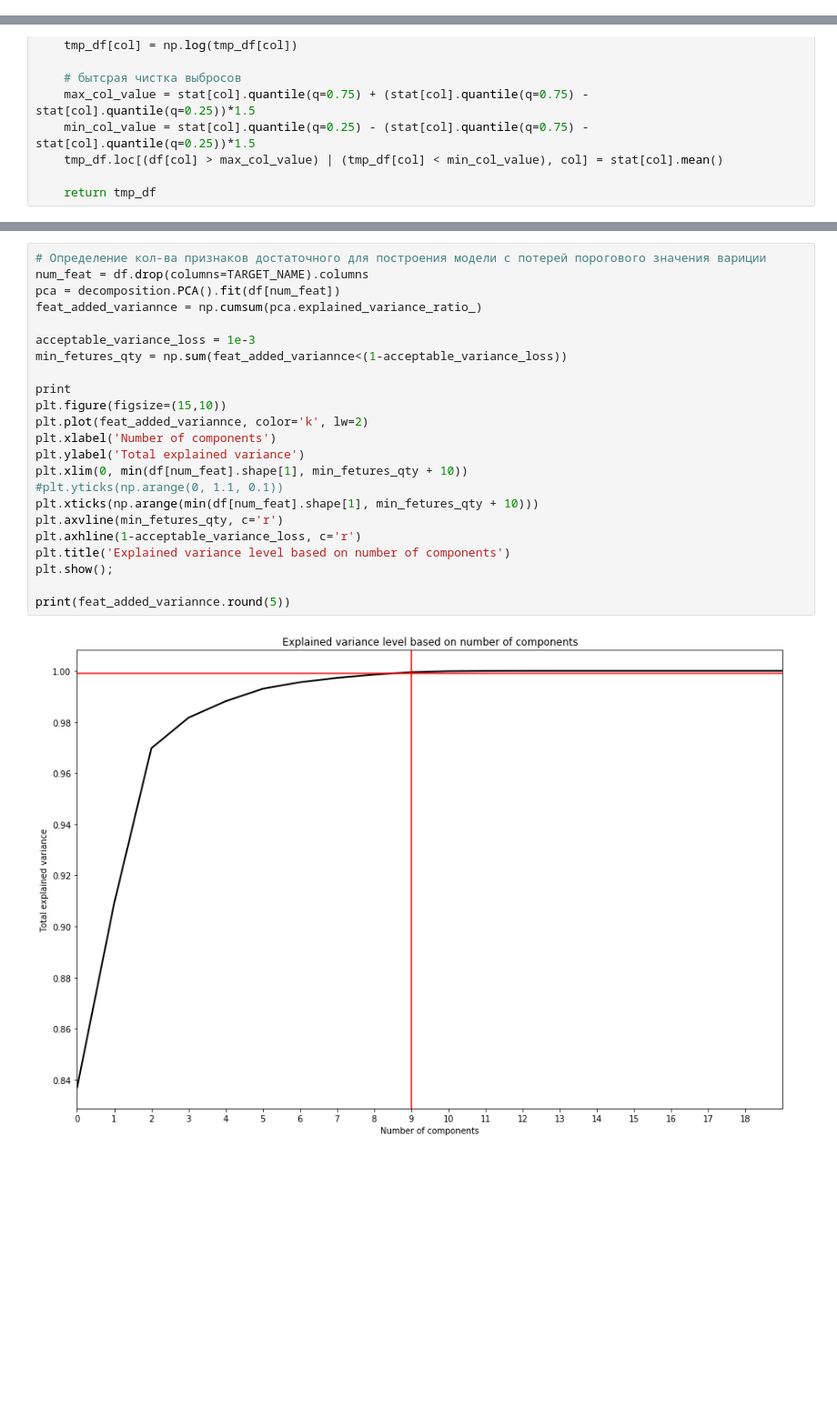
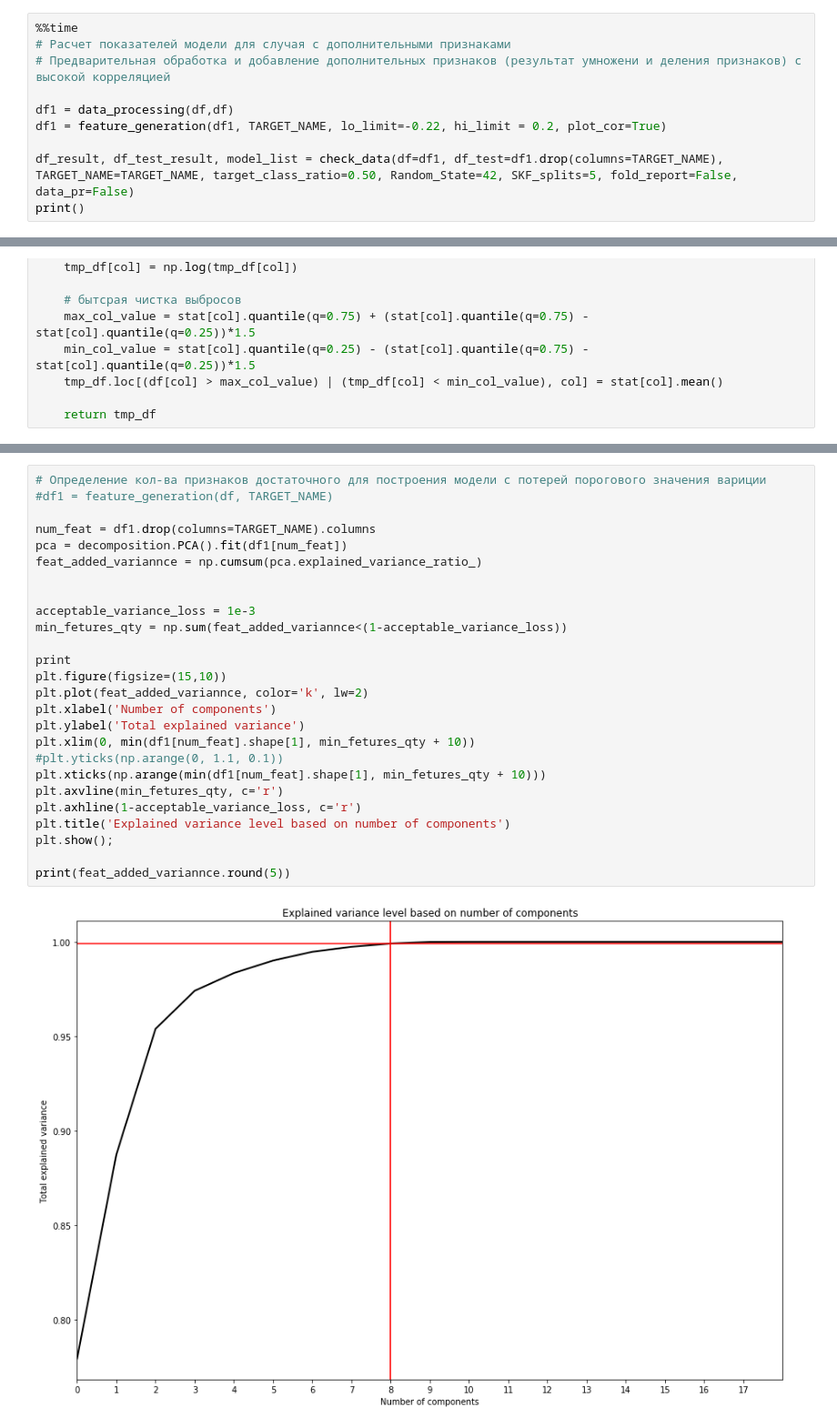
Before and after one commit to aleksey-ushakov/portfolio, a Jupyter notebook: Scorista_Case/scorista_case.ipynb, the cells around one changed output, grey strips where cells are left out. Shown at 91% size. Cells and saved outputs as stored; diff of their text form; blank space fills up the shorter version.

Commit message:
Scoring & Default prediction (data & xls report)

```diff
--- a/Scorista_Case/scorista_case.ipynb
+++ b/Scorista_Case/scorista_case.ipynb
@@ -536,3 +542,13 @@ def data_processing(df, df_for_stat):
     #tmp_df.drop(columns=compact_col_lst, inplace=True)
 
     return tmp_df
+# %%
+%%time
+# Расчет показателей модели для случая с дополнительными признаками
+# Предварительная обработка и добавление дополнительных признаков (результат умножени и деления признаков) с высокой корреляцией
+
+df1 = data_processing(df,df)
+df1 = feature_generation(df1, TARGET_NAME, lo_limit=-0.22, hi_limit = 0.2, plot_cor=True)
+
+df_result, df_test_result, model_list = check_data(df=df1, df_test=df1.drop(columns=TARGET_NAME), TARGET_NAME=TARGET_NAME, target_class_ratio=0.50, Random_State=42, SKF_splits=5, fold_report=False, data_pr=False)
+print()
@@ -694,25 +722,28 @@ Wall time: 12min 38s
 # %%
 # Определение кол-ва признаков достаточного для построения модели с потерей порогового значения вариции
-num_feat = df.drop(columns=TARGET_NAME).columns
-pca = decomposition.PCA().fit(df[num_feat])
+#df1 = feature_generation(df, TARGET_NAME)
+
+num_feat = df1.drop(columns=TARGET_NAME).columns
+pca = decomposition.PCA().fit(df1[num_feat])
 feat_added_variannce = np.cumsum(pca.explained_variance_ratio_)
+
 
 acceptable_variance_loss = 1e-3
 min_fetures_qty = np.sum(feat_added_variannce<(1-acceptable_variance_loss))
 
 print
 plt.figure(figsize=(15,10))
 plt.plot(feat_added_variannce, color='k', lw=2)
 plt.xlabel('Number of components')
 plt.ylabel('Total explained variance')
-plt.xlim(0, min(df[num_feat].shape[1], min_fetures_qty + 10))
+plt.xlim(0, min(df1[num_feat].shape[1], min_fetures_qty + 10))
 #plt.yticks(np.arange(0, 1.1, 0.1))
-plt.xticks(np.arange(min(df[num_feat].shape[1], min_fetures_qty + 10)))
+plt.xticks(np.arange(min(df1[num_feat].shape[1], min_fetures_qty + 10)))
 plt.axvline(min_fetures_qty, c='r')
 plt.axhline(1-acceptable_variance_loss, c='r')
 plt.title('Explained variance level based on number of components')
 plt.show();
 
 print(feat_added_variannce.round(5))
 # %% [output]
-[figure, old version]
+[figure, new version]
```
Also changed, not shown: parts of 14 cells of this notebook, 2 other files.
